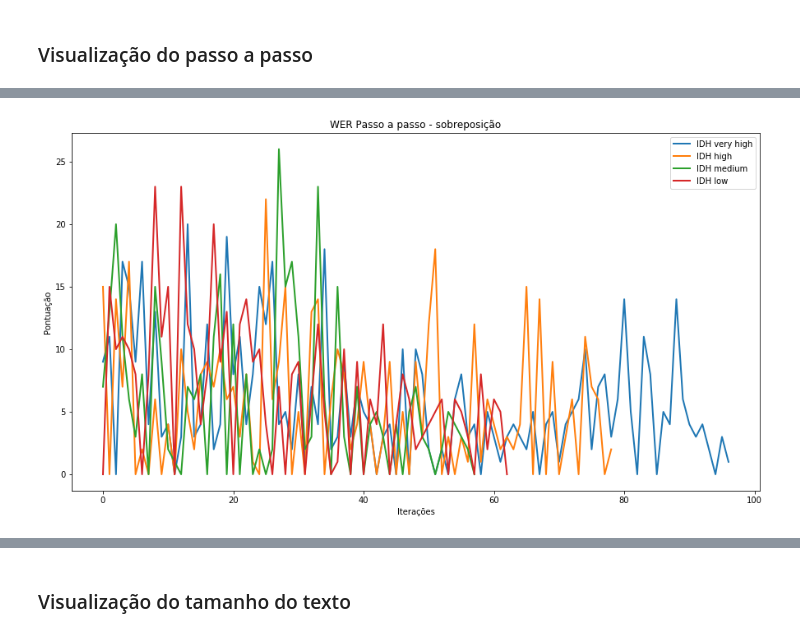
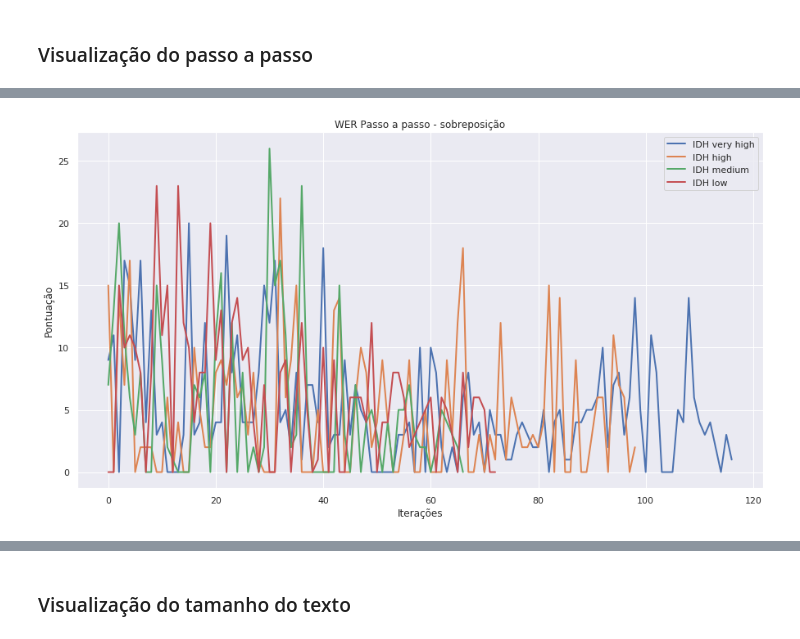
Before and after one commit to gecid-aia/babel, a Jupyter notebook: exploring_results.ipynb, the cells around one changed output, grey strips where cells are left out. Cells and saved outputs as stored; diff of their text form; code cells hidden in the pictures.

```diff
--- a/exploring_results.ipynb
+++ b/exploring_results.ipynb
@@ -48,6 +51,10 @@ file.close()
 file = open('results/idh_low_2019_09_02_monit.json', 'r')
 base_low = json.load(file)
 file.close()
+
+file = open('results/idh_2019_09_12_monit.json', 'r')
+base_all = json.load(file)
+file.close()
 # %% [markdown]
 ### Adicionando funções para visualizar resultados
 # %%
@@ -106,6 +113,15 @@ def plotData2(ys, title, legends = None, ylabel = 'Pontuação'):
     plt.title(title)
     if legends is not None:
         plt.legend(legends)
+# %%
+def plotData3(y, title, legends = None, ylabel = 'Pontuação', linewidth = 3.5):
+    x = np.arange(len(y))
+    plt.plot(x, y, marker = '^', markerfacecolor = 'purple', linewidth = linewidth, markersize = 4, color = 'coral')
+    plt.ylabel(ylabel)
+    plt.xlabel('Iterações')
+    plt.title(title)
+    if legends is not None:
+        plt.legend(legends)
 # %% [markdown]
 ### Visualização do acumulado
 # %%
@@ -184,17 +214,10 @@ def papHistory(data, kind = 'GLEU'):
         score = 0
         if kind == 'GLEU':
             score = gleu.sentence_gleu([reference], hypothesis)
-            if score == 1.0:
-                continue
         elif kind == 'BLEU':
             score = bleu.sentence_bleu([reference], hypothesis)
-            if score == 1.0:
-                continue
         elif kind == 'WER':
             score = wer_score(hypothesis.split(), reference.split(), print_matrix = False)
-            if j > 0:
-                if score == hist[j-1]:
-                    continue
         else:
             print('ERRO: Kind not valid!')
             return -1
@@ -284,42 +342,43 @@ plotData2(histories, 'GLEU Passo a passo - sobreposição', legends = ['IDH very
 # %%
-gleu_hist_very_high, x_vh = papHistory(base_very_high, 'WER')
-gleu_hist_high, x_h = papHistory(base_high, 'WER')
-gleu_hist_medium, x_m = papHistory(base_medium, 'WER')
-gleu_hist_low, x_l = papHistory(base_low, 'WER')
-histories = [gleu_hist_very_high, gleu_hist_high, gleu_hist_medium, gleu_hist_low]
+wer_hist_very_high, x_vh = papHistory(base_very_high, 'WER')
+wer_hist_high, x_h = papHistory(base_high, 'WER')
+wer_hist_medium, x_m = papHistory(base_medium, 'WER')
+wer_hist_low, x_l = papHistory(base_low, 'WER')
+wer_hist_all, x_all = papHistory(base_all, 'WER')
+histories = [wer_hist_very_high, wer_hist_high, wer_hist_medium, wer_hist_low]
 
 f, axs = plt.subplots(4, 1, sharey = True, sharex = True, figsize=(15,12))
-plotData(gleu_hist_very_high, 'WER Passo a passo - IDH VERY HIGH', axs[0],
+plotData(wer_hist_very_high, 'WER Passo a passo - IDH VERY HIGH', axs[0],
          xlabel = False, x = x_vh, linewidth = 3)
 
-x, y, leg = findOutliers(base_very_high, gleu_hist_very_high, x = x_vh, kind = 'WER')
+x, y, leg = findOutliers(base_very_high, wer_hist_very_high, x = x_vh, kind = 'WER')
 leg.insert(0, 'history')
 for i in range(len(x)):
     axs[0].scatter(x[i], y[i], s = 100)
 axs[0].legend(leg)
 
-plotData(gleu_hist_high, 'WER Passo a passo - IDH HIGH', axs[1],
+plotData(wer_hist_high, 'WER Passo a passo - IDH HIGH', axs[1],
          xlabel = False, x = x_h, linewidth = 3)
 
-x, y, leg = findOutliers(base_high, gleu_hist_high, x = x_h, kind = 'WER')
+x, y, leg = findOutliers(base_high, wer_hist_high, x = x_h, kind = 'WER')
 leg.insert(0, 'history')
 for i in range(len(x)):
     axs[1].scatter(x[i], y[i], s = 100)
 axs[1].legend(leg)
 
-plotData(gleu_hist_medium, 'WER Passo a passo - IDH MEDIUM', axs[2], xlabel = False,
+plotData(wer_hist_medium, 'WER Passo a passo - IDH MEDIUM', axs[2], xlabel = False,
          x = x_m, linewidth = 3)
 
-x, y, leg = findOutliers(base_very_high, gleu_hist_medium, x = x_m, kind = 'WER')
+x, y, leg = findOutliers(base_very_high, wer_hist_medium, x = x_m, kind = 'WER')
 leg.insert(0, 'history')
 for i in range(len(x)):
     axs[2].scatter(x[i], y[i], s = 100)
 axs[2].legend(leg)
 
-plotData(gleu_hist_low, 'WER Passo a passo - IDH LOW', axs[3], xlabel = True,
+plotData(wer_hist_low, 'WER Passo a passo - IDH LOW', axs[3], xlabel = True,
         x = x_l, linewidth = 3)
 
-x, y, leg = findOutliers(base_low, gleu_hist_low, x = x_l, kind = 'WER')
+x, y, leg = findOutliers(base_low, wer_hist_low, x = x_l, kind = 'WER')
 leg.insert(0, 'history')
 for i in range(len(x)):
     axs[3].scatter(x[i], y[i], s = 100)
@@ -327,4 +386,35 @@ axs[3].legend(leg)
 
 plt.figure(figsize=(15,8))
 plotData2(histories, 'WER Passo a passo - sobreposição', legends = ['IDH very high', 'IDH high', 'IDH medium', 'IDH low'])
+plt.figure(figsize=(15,8))
+plotData3(wer_hist_all, 'WER Passo a passo - IDH', linewidth = 2.5)
+'''
+codes = []
+langs = []
+for i in range(len(base_all)):
+    codes.append(base_all[i]['Code'])
+    langs.append(base_all[i]['Language'])
+from_codes = []
+from_langs = []
+to_codes = []
+to_langs = []
+for i in range(len(codes)-1):
+    from_codes.append(codes[i])
+    to_codes.append(codes[i+1])
+    from_langs.append(langs[i])
+    to_langs.append(langs[i+1])
+
+all_df = pd.DataFrame({'WER': wer_hist_all, 'From codes': from_codes, 'To codes': to_codes,
+          'From languages': from_langs, 'To languages': to_langs})
+'''
+all_df['WER'] = wer_hist_all
+
+plt.figure(figsize=(13.25,16))
+sns.set()
+ranks = all_df.groupby('From languages')['WER'].mean().sort_values(ascending = False)[::-1].index
+sns.boxplot(data = all_df, y = 'From languages', x = all_df['WER'], order = ranks)
+plt.figure(figsize=(13.25,16))
+sns.set()
+ranks = all_df.groupby('To languages')['WER'].mean().sort_values(ascending = False)[::-1].index
+sns.boxplot(data = all_df, y = 'To languages', x = all_df['WER'], order = ranks)
 # %% [output]
@@ -332 +423 @@ plotData2(histories, 'WER Passo a passo - sobreposição', legends = ['IDH very
-[figure, old version]
+[figure, new version]
```
Also changed, not shown: parts of 7 cells of this notebook, 6 other files.
